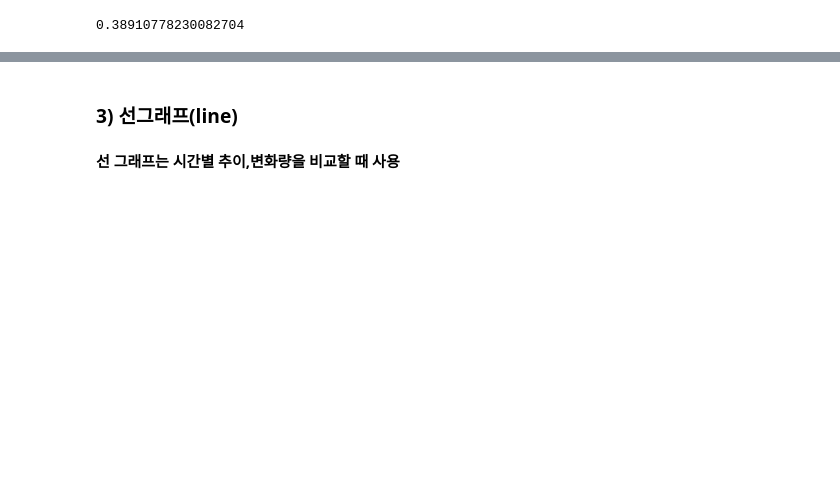
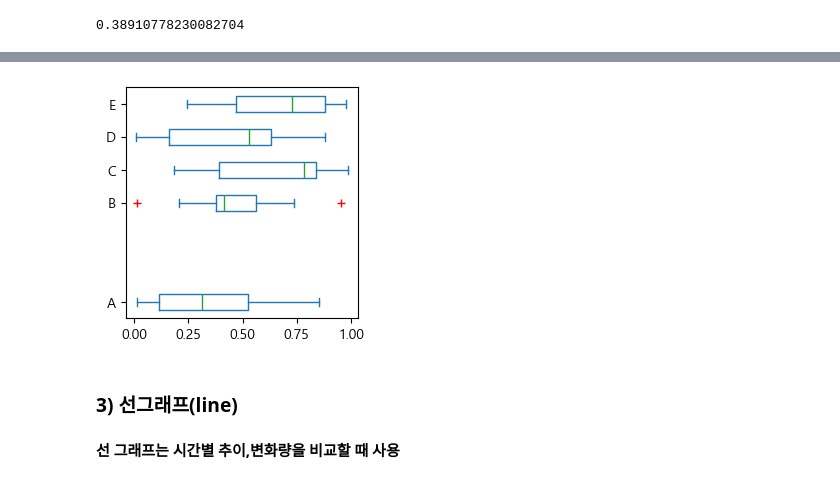
Before and after one commit to rlfgus0821/-HTML-, a Jupyter notebook: 05_pandas/pandas_06_데이터파악과조작6_plot으로시각화.ipynb, the cells around one changed output, grey strips where cells are left out. Saved outputs shown, nothing was run; the diff lists cells and outputs as text; code cells hidden in the pictures; blank space fills up the shorter version.

```diff
--- a/05_pandas/pandas_06_데이터파악과조작6_plot으로시각화.ipynb
+++ b/05_pandas/pandas_06_데이터파악과조작6_plot으로시각화.ipynb
@@ -310,3 +349,9 @@ df.Age.skew()
+# %%
+df2.plot.box(figsize=(3,3),
+             sym='r+', vert=False, positions=[1,4,5,6,7])
+plt.show()
+# %% [output]
+[figure, added]
 # %% [markdown]
 ### 3) 선그래프(line)
 # %% [markdown]
```
Also changed, not shown: parts of 34 cells of this notebook, 1 other file.
